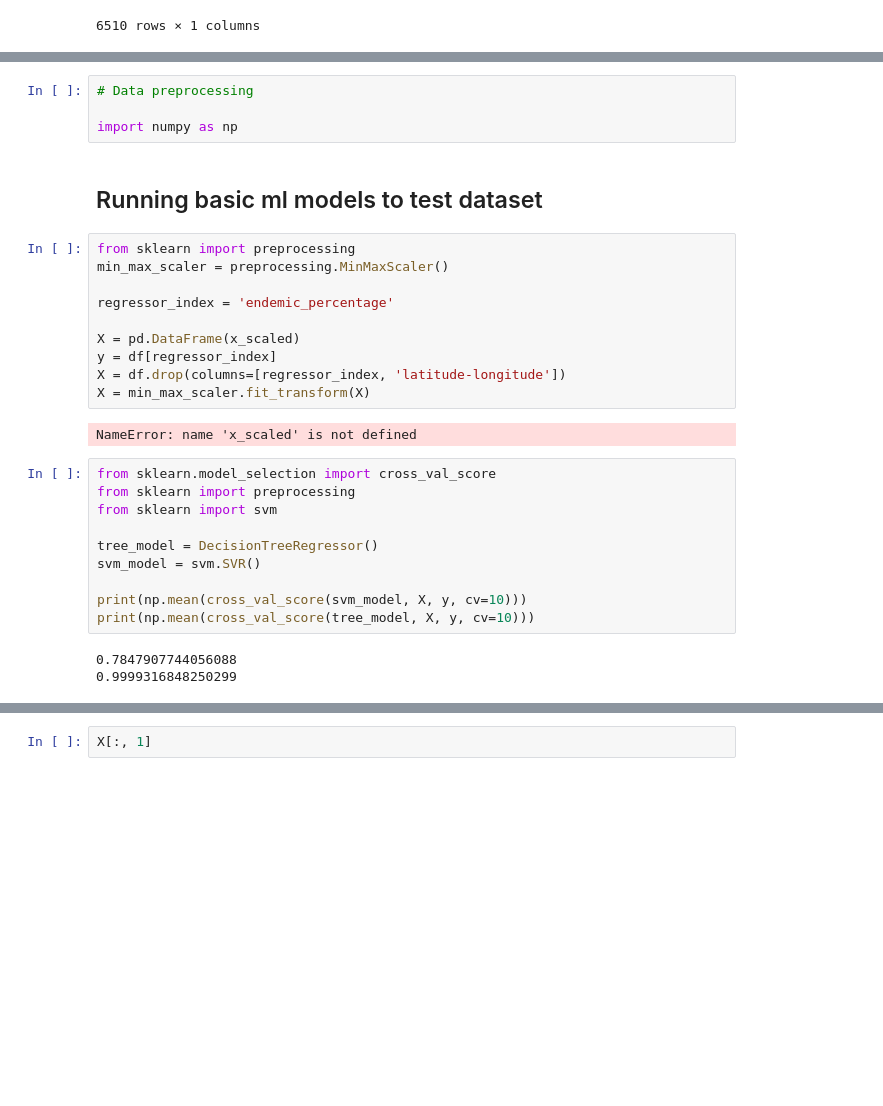
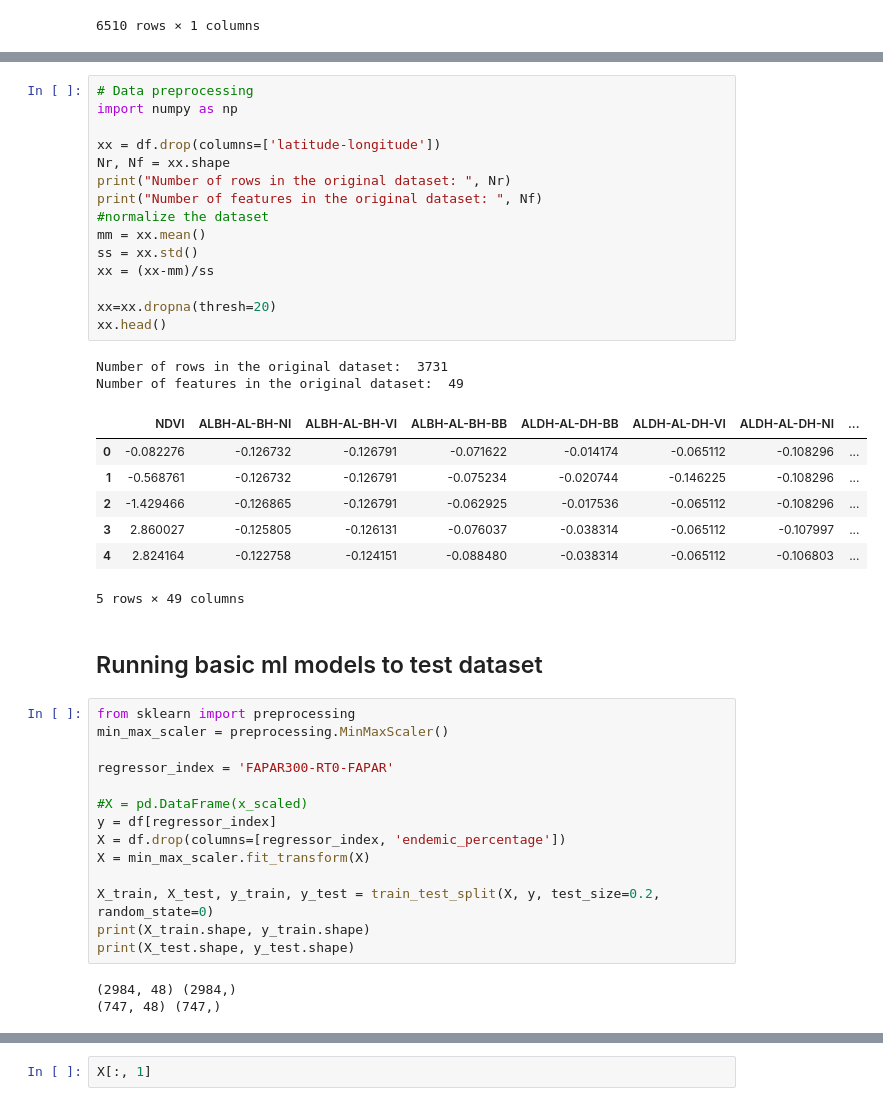
Before and after one commit to vincenzomadaghiele/Regression-of-biodiversity-indicators, a Jupyter notebook: get_dataset/merge_dataset.ipynb, the cells around one changed output, grey strips where cells are left out. Drawn from its saved outputs; the diff is of its cells as text; blank space fills up the shorter version.

Commit message:
modified: merge_dataset.ipynb, added regression models

```diff
--- a/get_dataset/merge_dataset.ipynb
+++ b/get_dataset/merge_dataset.ipynb
@@ -194,31 +194,44 @@ df
-# %%
-# Data preprocessing
-
-import numpy as np
+# %%
+# Data preprocessing
+import numpy as np
+
+xx = df.drop(columns=['latitude-longitude'])
+Nr, Nf = xx.shape
+print("Number of rows in the original dataset: ", Nr)
+print("Number of features in the original dataset: ", Nf)
+#normalize the dataset
+mm = xx.mean()
+ss = xx.std()
+xx = (xx-mm)/ss
+
+xx=xx.dropna(thresh=20)
+xx.head()
+# %% [output]
+Number of rows in the original dataset:  3731
+Number of features in the original dataset:  49
+|  | NDVI | ALBH-AL-BH-NI | ALBH-AL-BH-VI | ALBH-AL-BH-BB | ALDH-AL-DH-BB | ALDH-AL-DH-VI | ALDH-AL-DH-NI | ... |
+| 0 | -0.082276 | -0.126732 | -0.126791 | -0.071622 | -0.014174 | -0.065112 | -0.108296 | ... |
+| 1 | -0.568761 | -0.126732 | -0.126791 | -0.075234 | -0.020744 | -0.146225 | -0.108296 | ... |
+| 2 | -1.429466 | -0.126865 | -0.126791 | -0.062925 | -0.017536 | -0.065112 | -0.108296 | ... |
+| 3 | 2.860027 | -0.125805 | -0.126131 | -0.076037 | -0.038314 | -0.065112 | -0.107997 | ... |
+| 4 | 2.824164 | -0.122758 | -0.124151 | -0.088480 | -0.038314 | -0.065112 | -0.106803 | ... |
+5 rows × 49 columns
 # %% [markdown]
 ## Running basic ml models to test dataset
 # %%
 from sklearn import preprocessing
 min_max_scaler = preprocessing.MinMaxScaler()
 
-regressor_index = 'endemic_percentage'
+regressor_index = 'FAPAR300-RT0-FAPAR'
 
-X = pd.DataFrame(x_scaled)
+#X = pd.DataFrame(x_scaled)
 y = df[regressor_index]
-X = df.drop(columns=[regressor_index, 'latitude-longitude'])
+X = df.drop(columns=[regressor_index, 'endemic_percentage'])
 X = min_max_scaler.fit_transform(X)
+
+X_train, X_test, y_train, y_test = train_test_split(X, y, test_size=0.2, random_state=0)
+print(X_train.shape, y_train.shape)
+print(X_test.shape, y_test.shape)
 # %% [output]
-NameError: name 'x_scaled' is not defined
+(2984, 48) (2984,)
+(747, 48) (747,)
-# %%
-from sklearn.model_selection import cross_val_score
-from sklearn import preprocessing
-from sklearn import svm
-
-tree_model = DecisionTreeRegressor()
-svm_model = svm.SVR()
-
-print(np.mean(cross_val_score(svm_model, X, y, cv=10)))
-print(np.mean(cross_val_score(tree_model, X, y, cv=10)))
-# %% [output]
-0.7847907744056088
-0.9999316848250299
```
Also changed, not shown: parts of 2 cells of this notebook.
